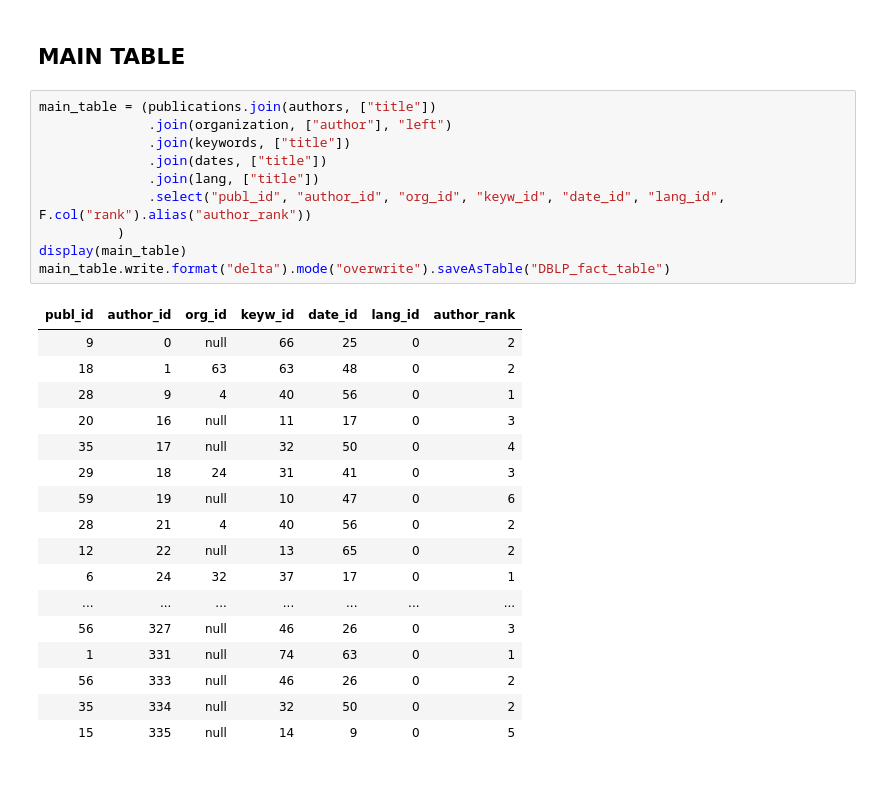
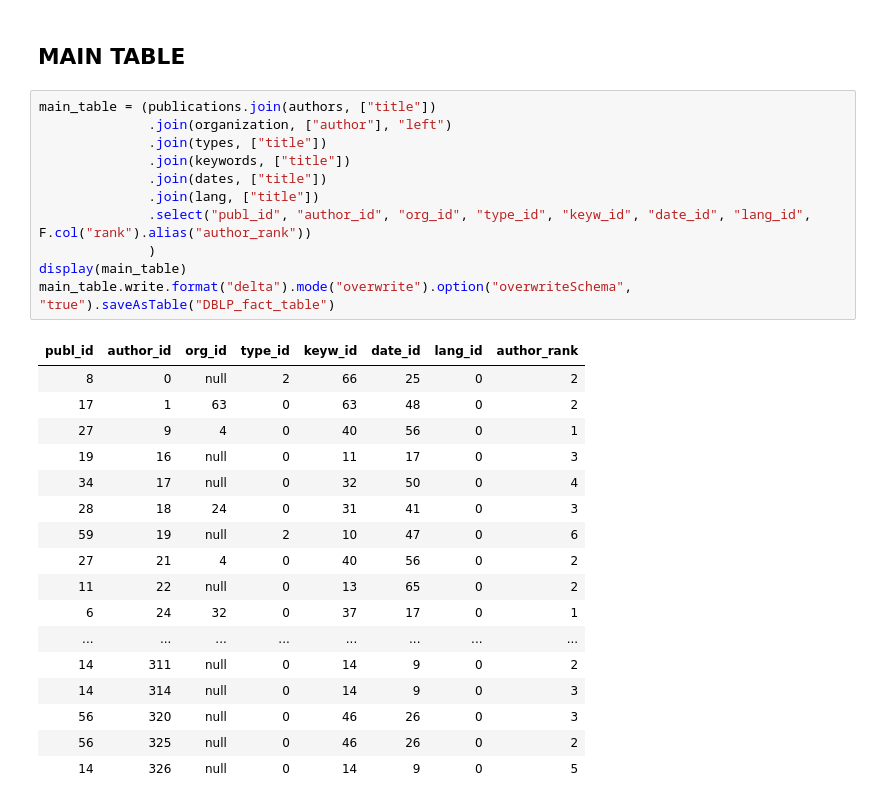
Before and after one commit to Karljohan99/BDM2023-group3, a Jupyter notebook: project1/Project_1.ipynb, the cells around one changed output. Cells and saved outputs as stored; diff of their text form.

Commit message:
Added type table to the main table

```diff
--- a/project1/Project_1.ipynb
+++ b/project1/Project_1.ipynb
@@ -626,28 +626,29 @@ lang_clean.write.format("delta").mode("overwrite").saveAsTable("lang")
 # %%
 main_table = (publications.join(authors, ["title"])
               .join(organization, ["author"], "left")
+              .join(types, ["title"])
               .join(keywords, ["title"])
               .join(dates, ["title"])
               .join(lang, ["title"])
-              .select("publ_id", "author_id", "org_id", "keyw_id", "date_id", "lang_id", F.col("rank").alias("author_rank"))
-          )
+              .select("publ_id", "author_id", "org_id", "type_id", "keyw_id", "date_id", "lang_id", F.col("rank").alias("author_rank"))
+              )
 display(main_table)
-main_table.write.format("delta").mode("overwrite").saveAsTable("DBLP_fact_table")
+main_table.write.format("delta").mode("overwrite").option("overwriteSchema", "true").saveAsTable("DBLP_fact_table")
 # %% [output]
-| publ_id | author_id | org_id | keyw_id | date_id | lang_id | author_rank |
-| 9 | 0 | null | 66 | 25 | 0 | 2 |
-| 18 | 1 | 63 | 63 | 48 | 0 | 2 |
-| 28 | 9 | 4 | 40 | 56 | 0 | 1 |
-| 20 | 16 | null | 11 | 17 | 0 | 3 |
-| 35 | 17 | null | 32 | 50 | 0 | 4 |
-| 29 | 18 | 24 | 31 | 41 | 0 | 3 |
-| 59 | 19 | null | 10 | 47 | 0 | 6 |
-| 28 | 21 | 4 | 40 | 56 | 0 | 2 |
-| 12 | 22 | null | 13 | 65 | 0 | 2 |
-| 6 | 24 | 32 | 37 | 17 | 0 | 1 |
-| ... | ... | ... | ... | ... | ... | ... |
-| 56 | 327 | null | 46 | 26 | 0 | 3 |
-| 1 | 331 | null | 74 | 63 | 0 | 1 |
-| 56 | 333 | null | 46 | 26 | 0 | 2 |
-| 35 | 334 | null | 32 | 50 | 0 | 2 |
-| 15 | 335 | null | 14 | 9 | 0 | 5 |
+| publ_id | author_id | org_id | type_id | keyw_id | date_id | lang_id | author_rank |
+| 8 | 0 | null | 2 | 66 | 25 | 0 | 2 |
+| 17 | 1 | 63 | 0 | 63 | 48 | 0 | 2 |
+| 27 | 9 | 4 | 0 | 40 | 56 | 0 | 1 |
+| 19 | 16 | null | 0 | 11 | 17 | 0 | 3 |
+| 34 | 17 | null | 0 | 32 | 50 | 0 | 4 |
+| 28 | 18 | 24 | 0 | 31 | 41 | 0 | 3 |
+| 59 | 19 | null | 2 | 10 | 47 | 0 | 6 |
+| 27 | 21 | 4 | 0 | 40 | 56 | 0 | 2 |
+| 11 | 22 | null | 0 | 13 | 65 | 0 | 2 |
+| 6 | 24 | 32 | 0 | 37 | 17 | 0 | 1 |
+| ... | ... | ... | ... | ... | ... | ... | ... |
+| 14 | 311 | null | 0 | 14 | 9 | 0 | 2 |
+| 14 | 314 | null | 0 | 14 | 9 | 0 | 3 |
+| 56 | 320 | null | 0 | 46 | 26 | 0 | 3 |
+| 56 | 325 | null | 0 | 46 | 26 | 0 | 2 |
+| 14 | 326 | null | 0 | 14 | 9 | 0 | 5 |
```
Also changed, not shown: parts of 4 cells of this notebook.
